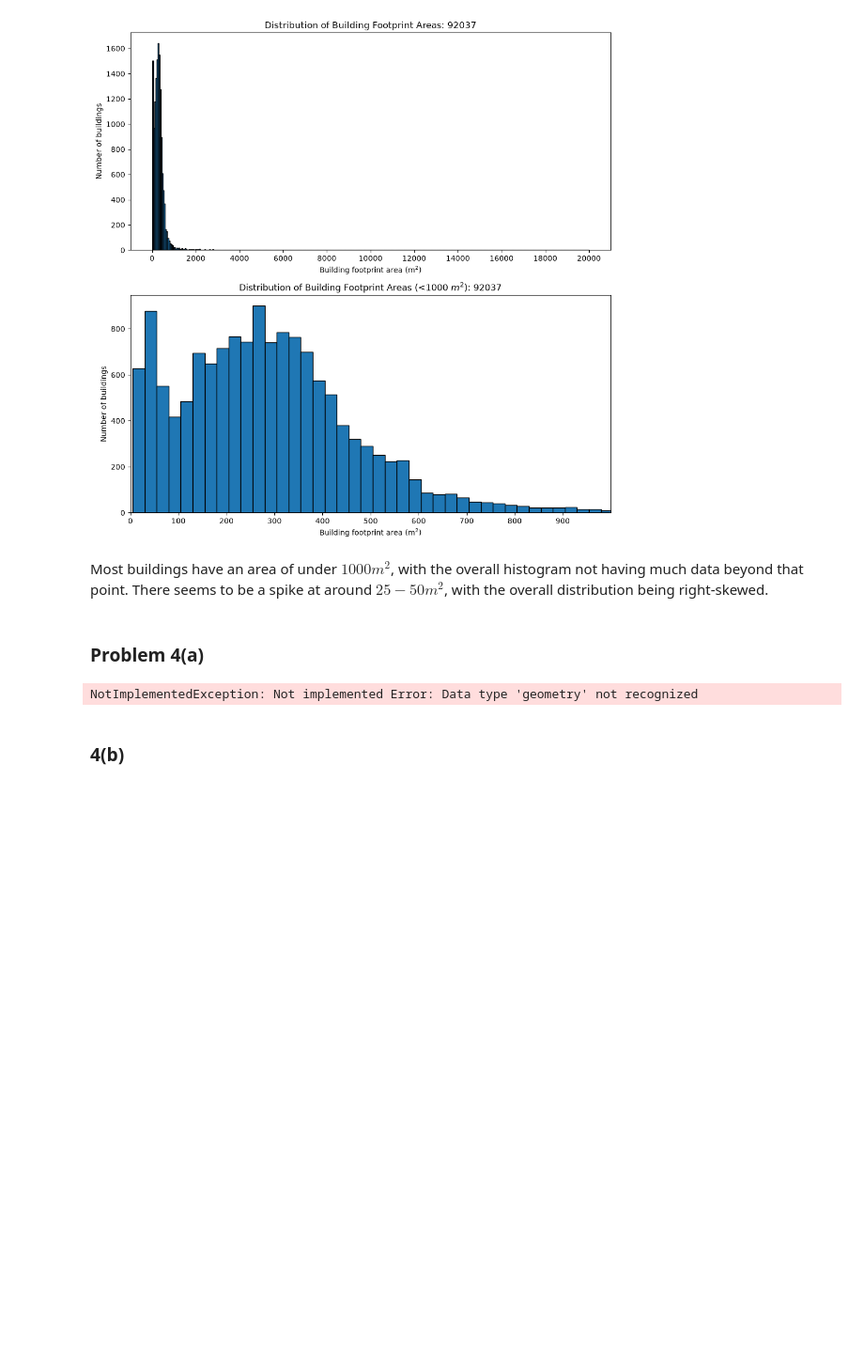
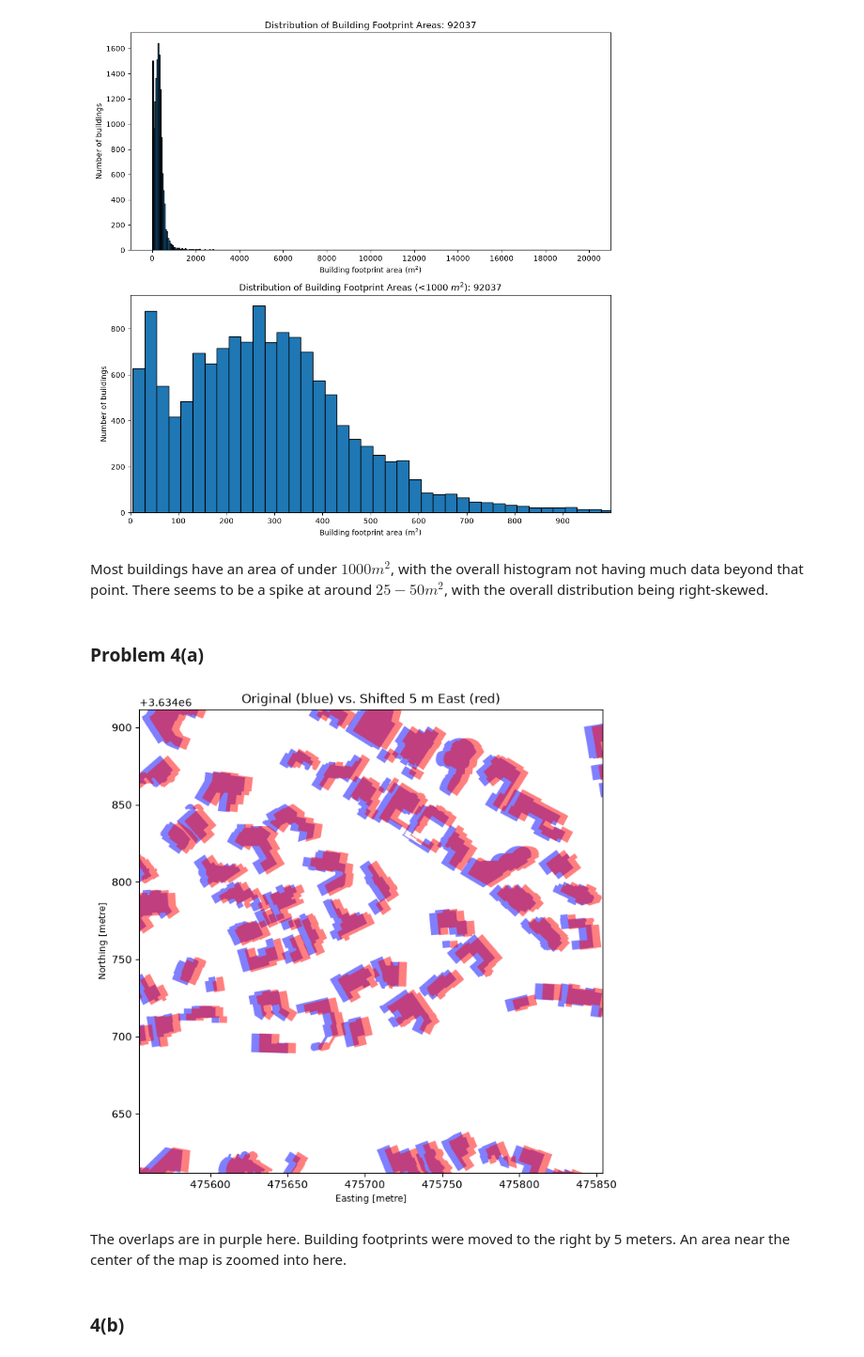
Before and after one commit to aarshiagupta/property-footprint-intelligence, a Jupyter notebook: notebooks/footprint_analysis/92037_la_jolla.ipynb, the cells around one changed output. Shown at 94% size. Saved outputs shown, nothing was run; the diff lists cells and outputs as text; code cells hidden in the pictures; blank space fills up the shorter version.

```diff
--- a/notebooks/footprint_analysis/92037_la_jolla.ipynb
+++ b/notebooks/footprint_analysis/92037_la_jolla.ipynb
@@ -136,23 +136,30 @@ Most buildings have an area of under $1000m^2$, with the overall histogram not h
 # %% [markdown]
 ### Problem 4(a)
 # %%
-shifted_wkt = con.execute("""
-    SELECT ST_AsText(ST_Translate(geometry, 5, 0)) AS geom
+# Shift buildings by 5 meters
+df = con.sql("""
+    SELECT ST_AsText(geometry) AS original,
+           ST_AsText(ST_Translate(geometry, 5, 0)) AS shifted
     FROM buildings
     WHERE geometry IS NOT NULL
-""").df()["geom"]
-shifted = gpd.GeoSeries.from_wkt(shifted_wkt, crs=buildings.crs)
+""").df()
 
-x, y = buildings.geometry.iloc[0].centroid.coords[0]
+crs = "EPSG:32611"
+original = gpd.GeoSeries.from_wkt(df["original"], crs=crs)
+shifted = gpd.GeoSeries.from_wkt(df["shifted"], crs=crs)
 
-ax = buildings.plot(color="blue", alpha=0.5, figsize=(8, 8))
+x, y = original.iloc[0].centroid.coords[0]
+
+ax = original.plot(color="blue", alpha=0.5, figsize=(8, 8))
 shifted.plot(ax=ax, color="red", alpha=0.5)
 ax.set_xlim(x - 150, x + 150)
 ax.set_ylim(y - 450, y - 150)
-ax.set_title("Original (blue) vs. 5 m East Shift (red)")
+ax.set_title("Original (blue) vs. Shifted 5 m East (red)")
 plt.show()
 # %% [output]
-NotImplementedException: Not implemented Error: Data type 'geometry' not recognized
+[figure, added]
+# %% [markdown]
+The overlaps are in purple here. Building footprints were moved to the right by 5 meters. An area near the center of the map is zoomed into here.
 # %% [markdown]
 ### 4(b)
 # %%
```
Also changed, not shown: parts of 12 cells of this notebook.
